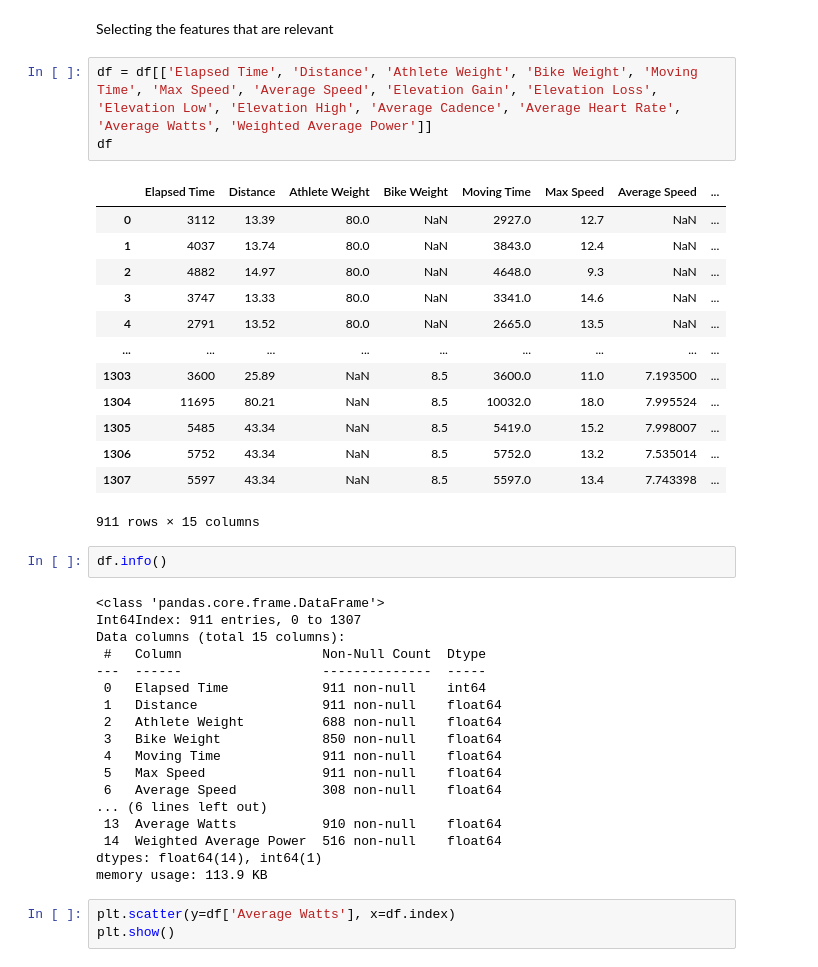
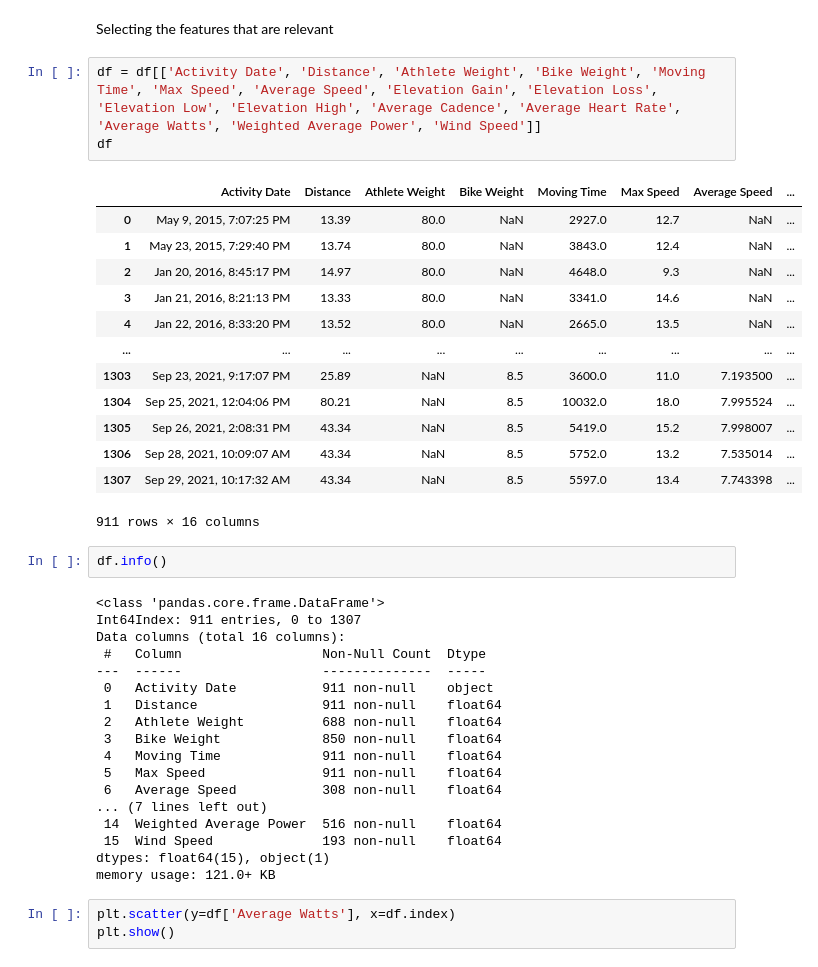
Before and after one commit to helderlopes/strava_ml, a Jupyter notebook: strava.ipynb, the cells around one changed output. Cells and saved outputs as stored; diff of their text form.

```diff
--- a/strava.ipynb
+++ b/strava.ipynb
@@ -51,42 +51,42 @@ df = df[df['Activity Type'] == 'Ride']
 # %% [markdown]
 Selecting the features that are relevant
 # %%
-df = df[['Elapsed Time', 'Distance', 'Athlete Weight', 'Bike Weight', 'Moving Time', 'Max Speed', 'Average Speed', 'Elevation Gain', 'Elevation Loss', 'Elevation Low', 'Elevation High', 'Average Cadence', 'Average Heart Rate', 'Average Watts', 'Weighted Average Power']]
+df = df[['Activity Date', 'Distance', 'Athlete Weight', 'Bike Weight', 'Moving Time', 'Max Speed', 'Average Speed', 'Elevation Gain', 'Elevation Loss', 'Elevation Low', 'Elevation High', 'Average Cadence', 'Average Heart Rate', 'Average Watts', 'Weighted Average Power', 'Wind Speed']]
 df
 # %% [output]
-|  | Elapsed Time | Distance | Athlete Weight | Bike Weight | Moving Time | Max Speed | Average Speed | ... |
-| 0 | 3112 | 13.39 | 80.0 | NaN | 2927.0 | 12.7 | NaN | ... |
-| 1 | 4037 | 13.74 | 80.0 | NaN | 3843.0 | 12.4 | NaN | ... |
-| 2 | 4882 | 14.97 | 80.0 | NaN | 4648.0 | 9.3 | NaN | ... |
-| 3 | 3747 | 13.33 | 80.0 | NaN | 3341.0 | 14.6 | NaN | ... |
-| 4 | 2791 | 13.52 | 80.0 | NaN | 2665.0 | 13.5 | NaN | ... |
+|  | Activity Date | Distance | Athlete Weight | Bike Weight | Moving Time | Max Speed | Average Speed | ... |
+| 0 | May 9, 2015, 7:07:25 PM | 13.39 | 80.0 | NaN | 2927.0 | 12.7 | NaN | ... |
+| 1 | May 23, 2015, 7:29:40 PM | 13.74 | 80.0 | NaN | 3843.0 | 12.4 | NaN | ... |
+| 2 | Jan 20, 2016, 8:45:17 PM | 14.97 | 80.0 | NaN | 4648.0 | 9.3 | NaN | ... |
+| 3 | Jan 21, 2016, 8:21:13 PM | 13.33 | 80.0 | NaN | 3341.0 | 14.6 | NaN | ... |
+| 4 | Jan 22, 2016, 8:33:20 PM | 13.52 | 80.0 | NaN | 2665.0 | 13.5 | NaN | ... |
 | ... | ... | ... | ... | ... | ... | ... | ... | ... |
-| 1303 | 3600 | 25.89 | NaN | 8.5 | 3600.0 | 11.0 | 7.193500 | ... |
-| 1304 | 11695 | 80.21 | NaN | 8.5 | 10032.0 | 18.0 | 7.995524 | ... |
-| 1305 | 5485 | 43.34 | NaN | 8.5 | 5419.0 | 15.2 | 7.998007 | ... |
-| 1306 | 5752 | 43.34 | NaN | 8.5 | 5752.0 | 13.2 | 7.535014 | ... |
-| 1307 | 5597 | 43.34 | NaN | 8.5 | 5597.0 | 13.4 | 7.743398 | ... |
+| 1303 | Sep 23, 2021, 9:17:07 PM | 25.89 | NaN | 8.5 | 3600.0 | 11.0 | 7.193500 | ... |
+| 1304 | Sep 25, 2021, 12:04:06 PM | 80.21 | NaN | 8.5 | 10032.0 | 18.0 | 7.995524 | ... |
+| 1305 | Sep 26, 2021, 2:08:31 PM | 43.34 | NaN | 8.5 | 5419.0 | 15.2 | 7.998007 | ... |
+| 1306 | Sep 28, 2021, 10:09:07 AM | 43.34 | NaN | 8.5 | 5752.0 | 13.2 | 7.535014 | ... |
+| 1307 | Sep 29, 2021, 10:17:32 AM | 43.34 | NaN | 8.5 | 5597.0 | 13.4 | 7.743398 | ... |
-911 rows × 15 columns
+911 rows × 16 columns
 # %%
 df.info()
 # %% [output]
 <class 'pandas.core.frame.DataFrame'>
 Int64Index: 911 entries, 0 to 1307
-Data columns (total 15 columns):
+Data columns (total 16 columns):
  #   Column                  Non-Null Count  Dtype
 ---  ------                  --------------  -----
- 0   Elapsed Time            911 non-null    int64
+ 0   Activity Date           911 non-null    object
  1   Distance                911 non-null    float64
  2   Athlete Weight          688 non-null    float64
  3   Bike Weight             850 non-null    float64
  4   Moving Time             911 non-null    float64
  5   Max Speed               911 non-null    float64
  6   Average Speed           308 non-null    float64
-... (6 lines left out)
- 13  Average Watts           910 non-null    float64
+... (7 lines left out)
  14  Weighted Average Power  516 non-null    float64
-dtypes: float64(14), int64(1)
-memory usage: 113.9 KB
+ 15  Wind Speed              193 non-null    float64
+dtypes: float64(15), object(1)
+memory usage: 121.0+ KB
 # %%
 plt.scatter(y=df['Average Watts'], x=df.index)
 plt.show()
```
Also changed, not shown: parts of 13 cells of this notebook, 1 other file.
